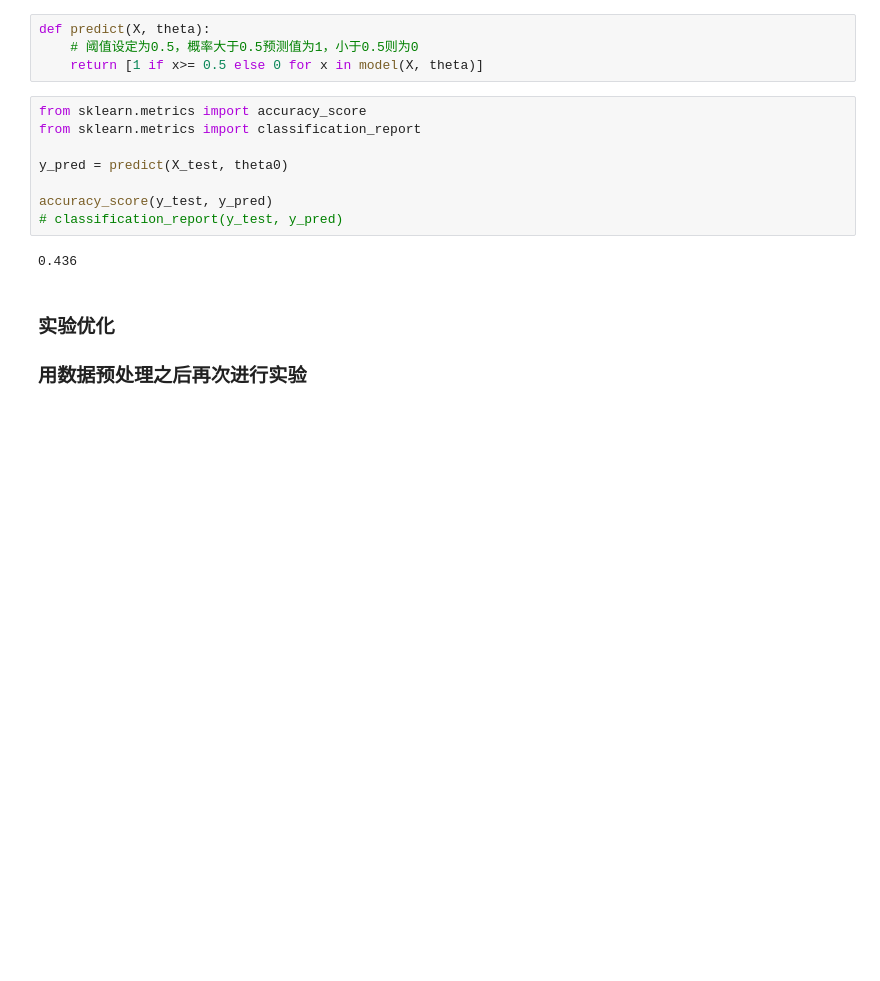
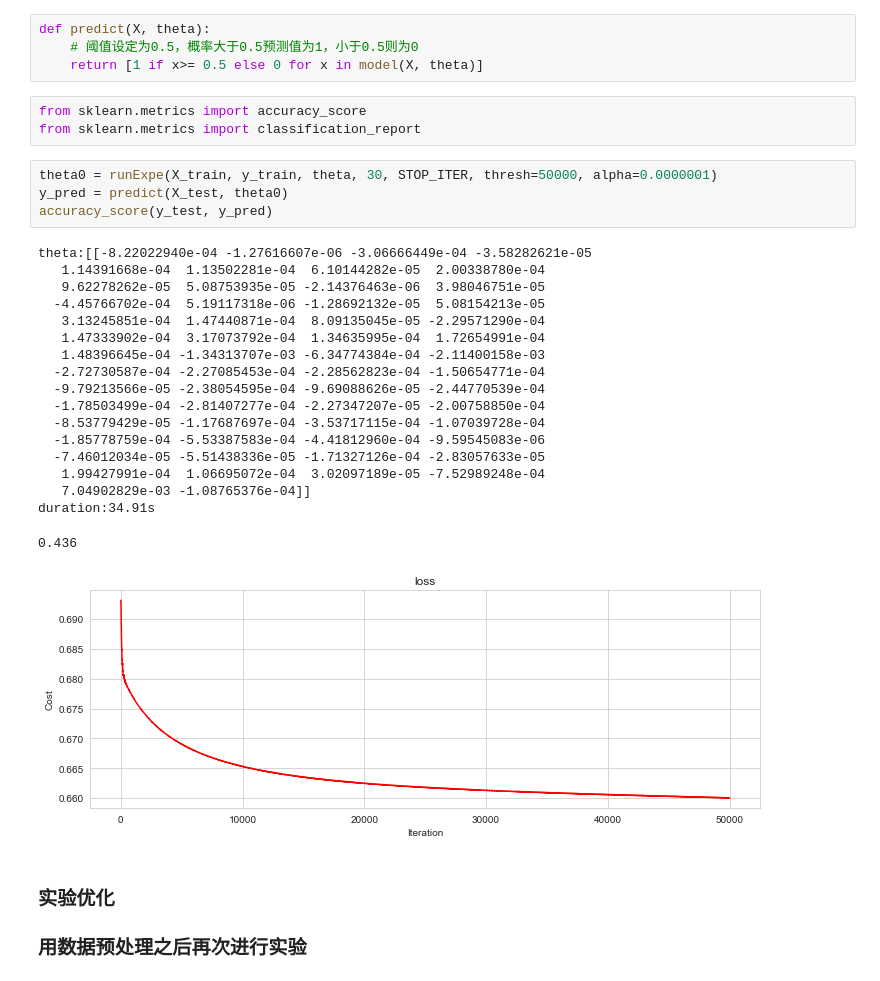
Before and after one commit to plxin/ML_homework, a Jupyter notebook: IncomePrediction/income_prediction.ipynb, the cells around one changed output. Drawn from its saved outputs; the diff is of its cells as text; blank space fills up the shorter version.

```diff
--- a/IncomePrediction/income_prediction.ipynb
+++ b/IncomePrediction/income_prediction.ipynb
@@ -436,13 +403,29 @@ def predict(X, theta):
 # %%
 from sklearn.metrics import accuracy_score
 from sklearn.metrics import classification_report
-
-y_pred = predict(X_test, theta0)
-
-accuracy_score(y_test, y_pred)
-# classification_report(y_test, y_pred)
-# %% [output]
-0.436
+# %%
+theta0 = runExpe(X_train, y_train, theta, 30, STOP_ITER, thresh=50000, alpha=0.0000001)
+y_pred = predict(X_test, theta0)
+accuracy_score(y_test, y_pred)
+# %% [output]
+theta:[[-8.22022940e-04 -1.27616607e-06 -3.06666449e-04 -3.58282621e-05
+   1.14391668e-04  1.13502281e-04  6.10144282e-05  2.00338780e-04
+   9.62278262e-05  5.08753935e-05 -2.14376463e-06  3.98046751e-05
+  -4.45766702e-04  5.19117318e-06 -1.28692132e-05  5.08154213e-05
+   3.13245851e-04  1.47440871e-04  8.09135045e-05 -2.29571290e-04
+   1.47333902e-04  3.17073792e-04  1.34635995e-04  1.72654991e-04
+   1.48396645e-04 -1.34313707e-03 -6.34774384e-04 -2.11400158e-03
+  -2.72730587e-04 -2.27085453e-04 -2.28562823e-04 -1.50654771e-04
+  -9.79213566e-05 -2.38054595e-04 -9.69088626e-05 -2.44770539e-04
+  -1.78503499e-04 -2.81407277e-04 -2.27347207e-05 -2.00758850e-04
+  -8.53779429e-05 -1.17687697e-04 -3.53717115e-04 -1.07039728e-04
+  -1.85778759e-04 -5.53387583e-04 -4.41812960e-04 -9.59545083e-06
+  -7.46012034e-05 -5.51438336e-05 -1.71327126e-04 -2.83057633e-05
+   1.99427991e-04  1.06695072e-04  3.02097189e-05 -7.52989248e-04
+   7.04902829e-03 -1.08765376e-04]]
+duration:34.91s
+0.436
+[figure, added]
 # %% [markdown]
 ### 实验优化
 
```
Also changed, not shown: parts of 23 cells of this notebook, 52 other files.
